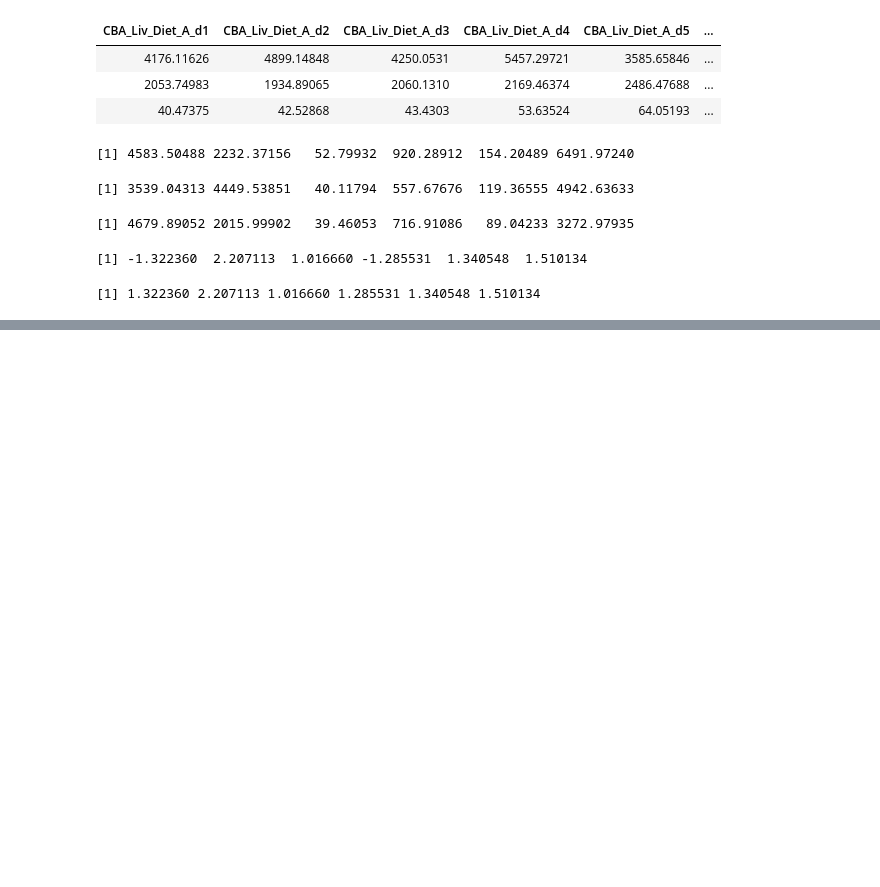
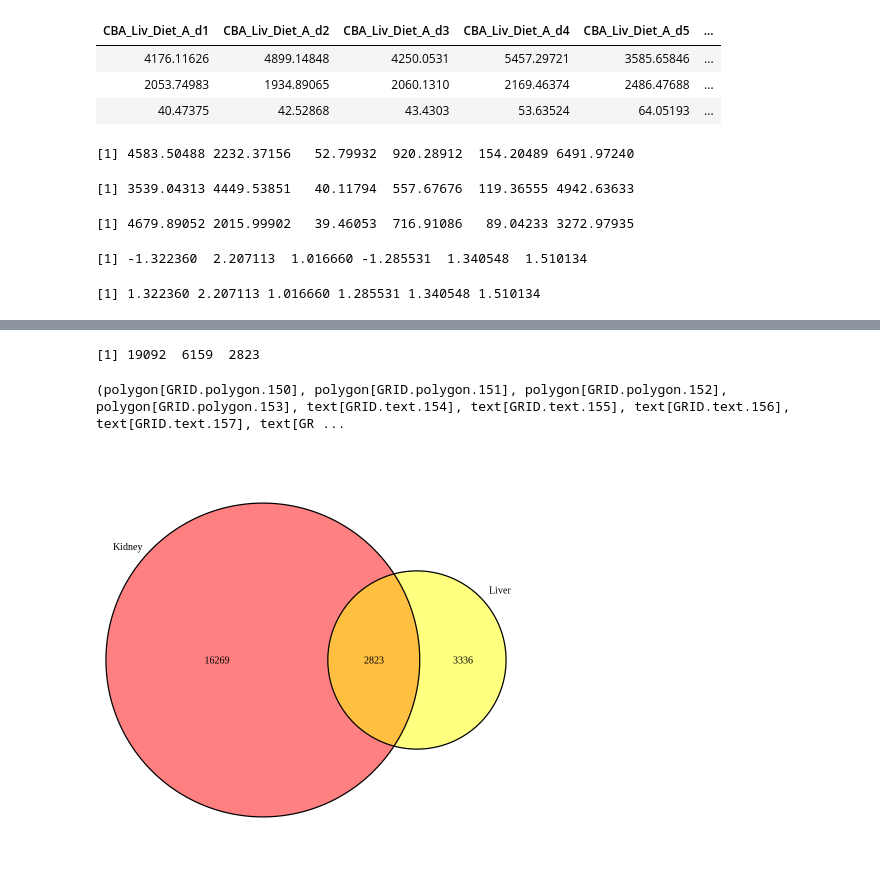
Before and after one commit to almedida/thesis, a Jupyter notebook: t_test.ipynb, the cells around one changed output, grey strips where cells are left out. Saved outputs shown, nothing was run; the diff lists cells and outputs as text; code cells hidden in the pictures; blank space fills up the shorter version.

```diff
--- a/t_test.ipynb
+++ b/t_test.ipynb
@@ -131,0 +174,27 @@ write.csv(abs_f, "f_changeKidneyNew.csv")
+# %%
+data0_01 = read.table("data0_01.csv", header= TRUE, sep=",")
+data0_05 = read.table("data0_05.csv", header= TRUE, sep=",")
+data0_1 = read.table("data0_1.csv", header= TRUE, sep=",")
+# %%
+dataKidney0_01 = sum(data0_01[1])
+dataLiver0_01 = sum(data0_01[2])
+dataIntersection0_01 = sum(data0_01[3])
+
+dataKidney0_05 = sum(data0_05[1])
+dataLiver0_05 = sum(data0_05[2])
+dataIntersection0_05 = sum(data0_05[3])
+
+dataKidney0_1 = sum(data0_1[1])
+dataLiver0_1 = sum(data0_1[2])
+dataIntersection0_1 = sum(data0_1[3])
+# %%
+c(dataKidney0_01, dataLiver0_01, dataIntersection0_01)
+# %% [output]
+[1] 19092  6159  2823
+# %%
+draw.pairwise.venn(area1=dataKidney0_01, area2=dataLiver0_01,cross.area=dataIntersection0_01,
+                   category=c("Kidney","Liver"),fill=c("Red","Yellow"),
+                   )
+# %% [output]
+(polygon[GRID.polygon.150], polygon[GRID.polygon.151], polygon[GRID.polygon.152], polygon[GRID.polygon.153], text[GRID.text.154], text[GRID.text.155], text[GRID.text.156], text[GRID.text.157], text[GR ...
+[figure, added]
```
Also changed, not shown: parts of 8 cells of this notebook.
